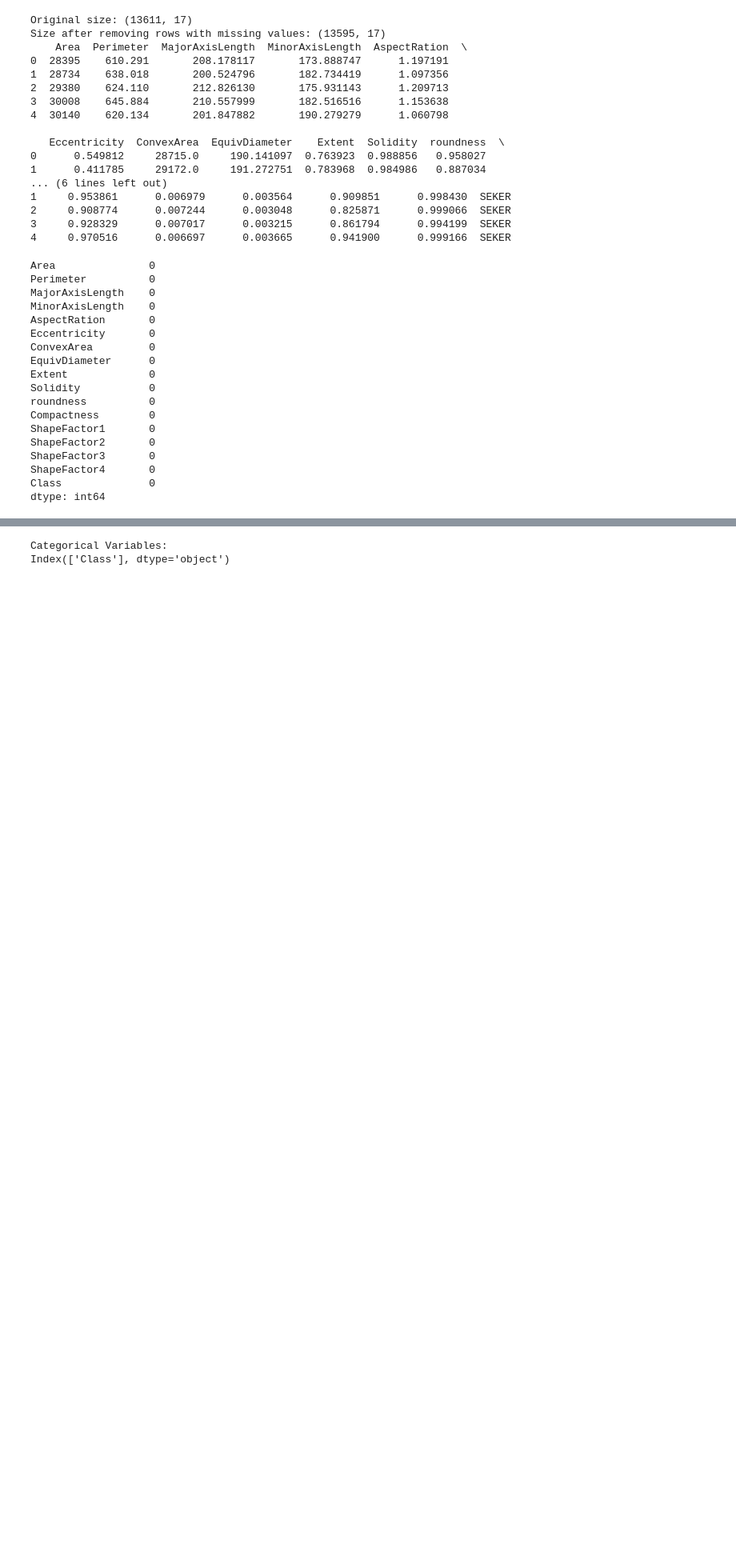
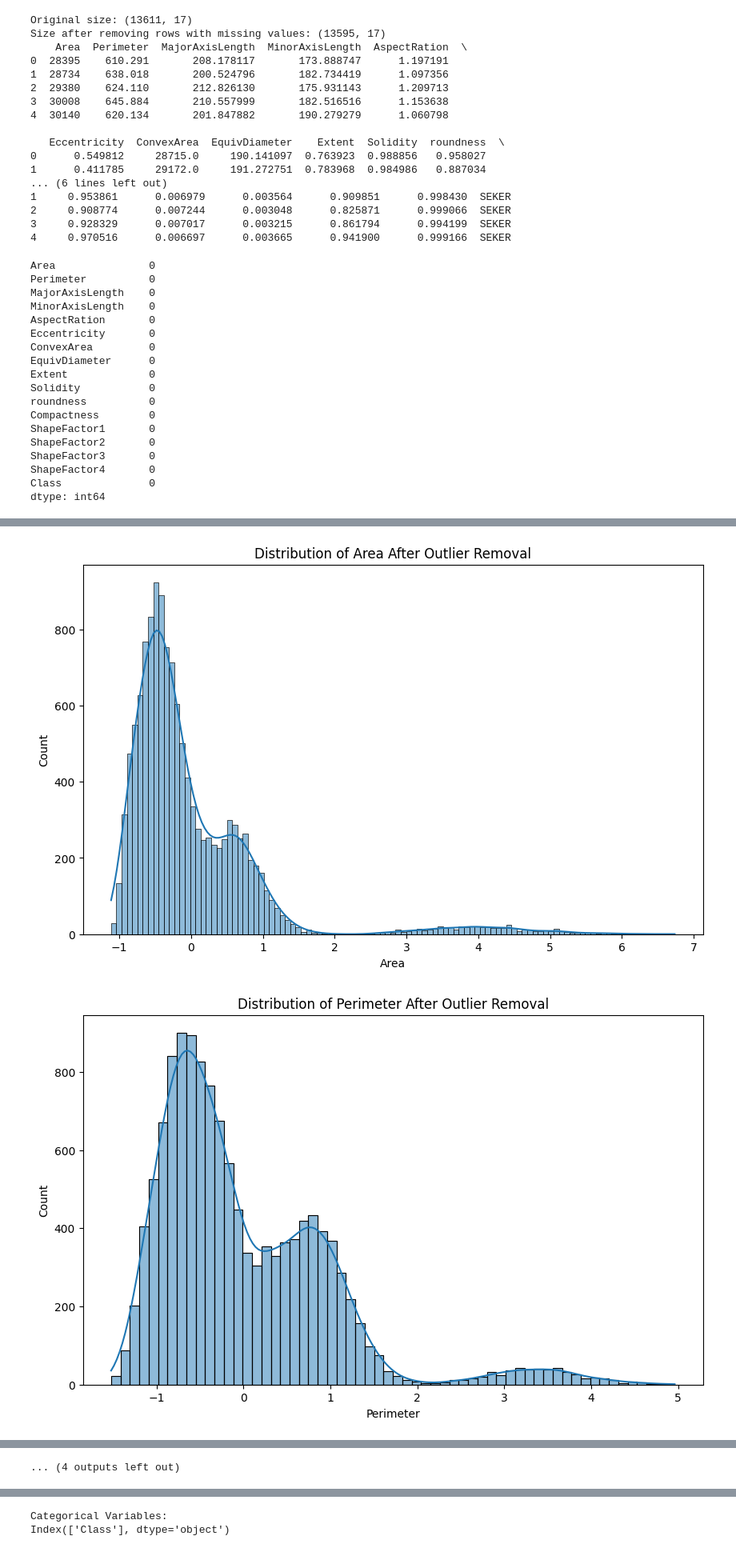
Before and after one commit to collaboratorsje/Dry_Beans_Models, a Jupyter notebook: src/Models.ipynb, the cells around one changed output, grey strips where cells are left out. Shown at 80% size. Drawn from its saved outputs; the diff is of its cells as text; code cells hidden in the pictures; blank space fills up the shorter version.

```diff
--- a/src/Models.ipynb
+++ b/src/Models.ipynb
@@ -212,0 +346,14 @@ dtype: int64
+# %%
+# Get a list of numeric columns only
+features = data_cleaned.select_dtypes(include=[np.number]).columns.tolist()
+
+# Loop through each numeric feature and plot histogram and boxplot
+for feature in features:
+    # Histogram with density plot
+    plt.figure(figsize=(10, 6))
+    sns.histplot(data_cleaned[feature], kde=True)
+    plt.title(f'Distribution of {feature} After Outlier Removal')
+    plt.show()
+# %% [output]
+[figure, added]
+[figure, added]
@@ -212,0 +370 @@ dtype: int64
+... (4 outputs left out)
```
Also changed, not shown: parts of 17 cells of this notebook, 1 other file.
